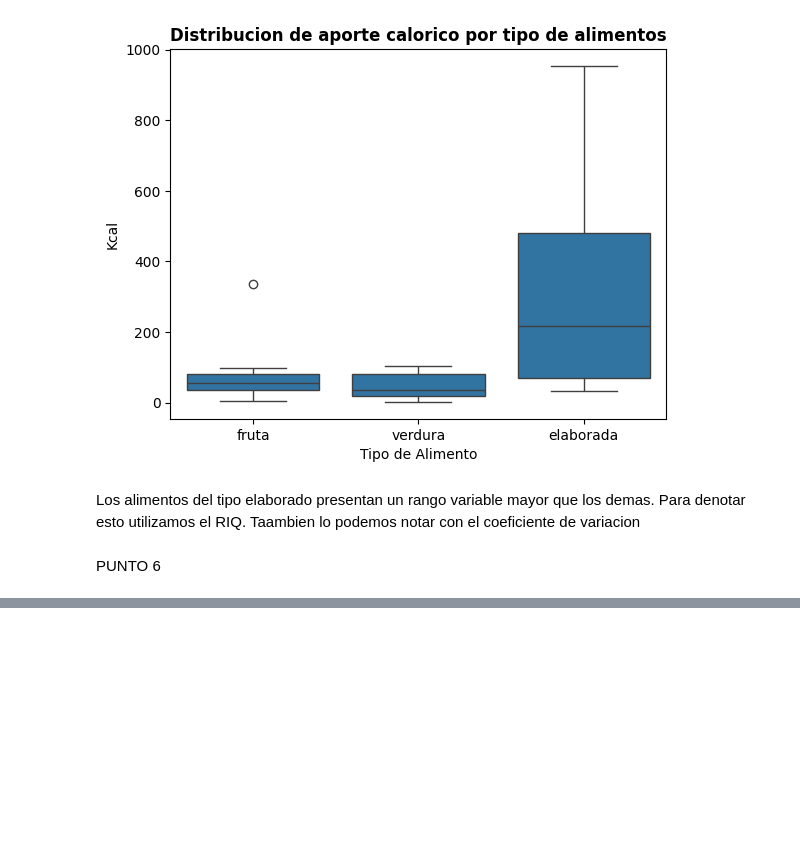
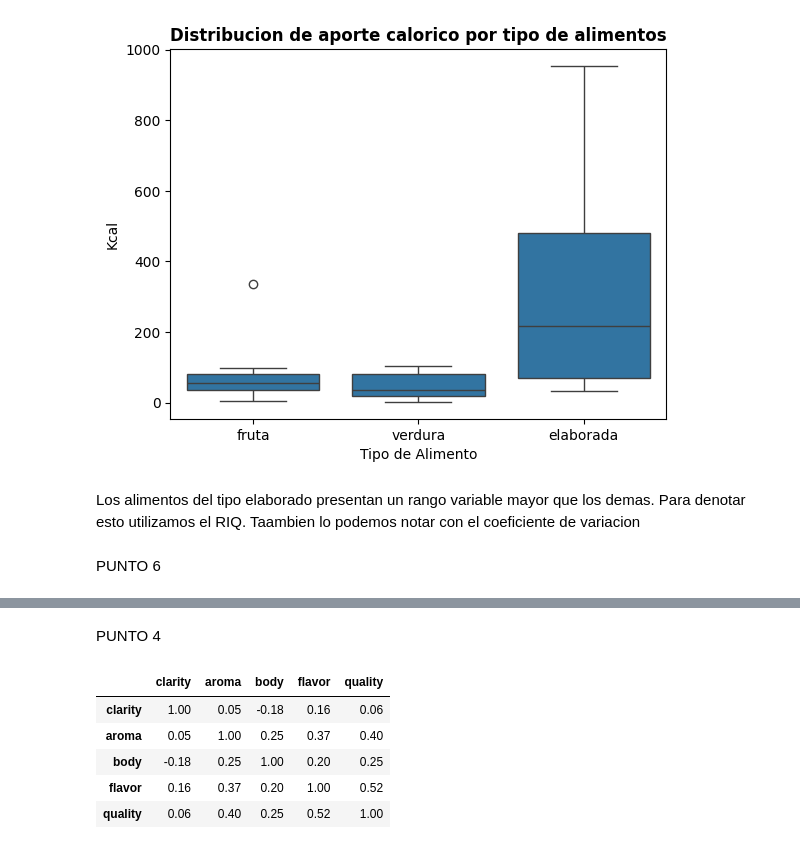
Before and after one commit to winttita/TUIA, a Jupyter notebook: Segundo/Fundamento de Ciencia de Datos/U3 - Medidas de Resumen/practica3.ipynb, the cells around one changed output, grey strips where cells are left out. Drawn from its saved outputs; the diff is of its cells as text; code cells hidden in the pictures; blank space fills up the shorter version.

```diff
--- a/Segundo/Fundamento de Ciencia de Datos/U3 - Medidas de Resumen/practica3.ipynb
+++ b/Segundo/Fundamento de Ciencia de Datos/U3 - Medidas de Resumen/practica3.ipynb
@@ -125,0 +167,13 @@ PUNTO 6
+# %% [markdown]
+PUNTO 4
+# %%
+# Al igual que la de covarianza, esta matriz nos dice como varia una variable con respecto a la otra
+# pero con la diferencia de que esta posee una estandarizacion.
+vinos[['clarity', 'aroma', 'body', 'flavor', 'quality']].corr().round(2)
+# %% [output]
+|  | clarity | aroma | body | flavor | quality |
+| clarity | 1.00 | 0.05 | -0.18 | 0.16 | 0.06 |
+| aroma | 0.05 | 1.00 | 0.25 | 0.37 | 0.40 |
+| body | -0.18 | 0.25 | 1.00 | 0.20 | 0.25 |
+| flavor | 0.16 | 0.37 | 0.20 | 1.00 | 0.52 |
+| quality | 0.06 | 0.40 | 0.25 | 0.52 | 1.00 |
```
Also changed, not shown: parts of 10 cells of this notebook, 1 other file.
